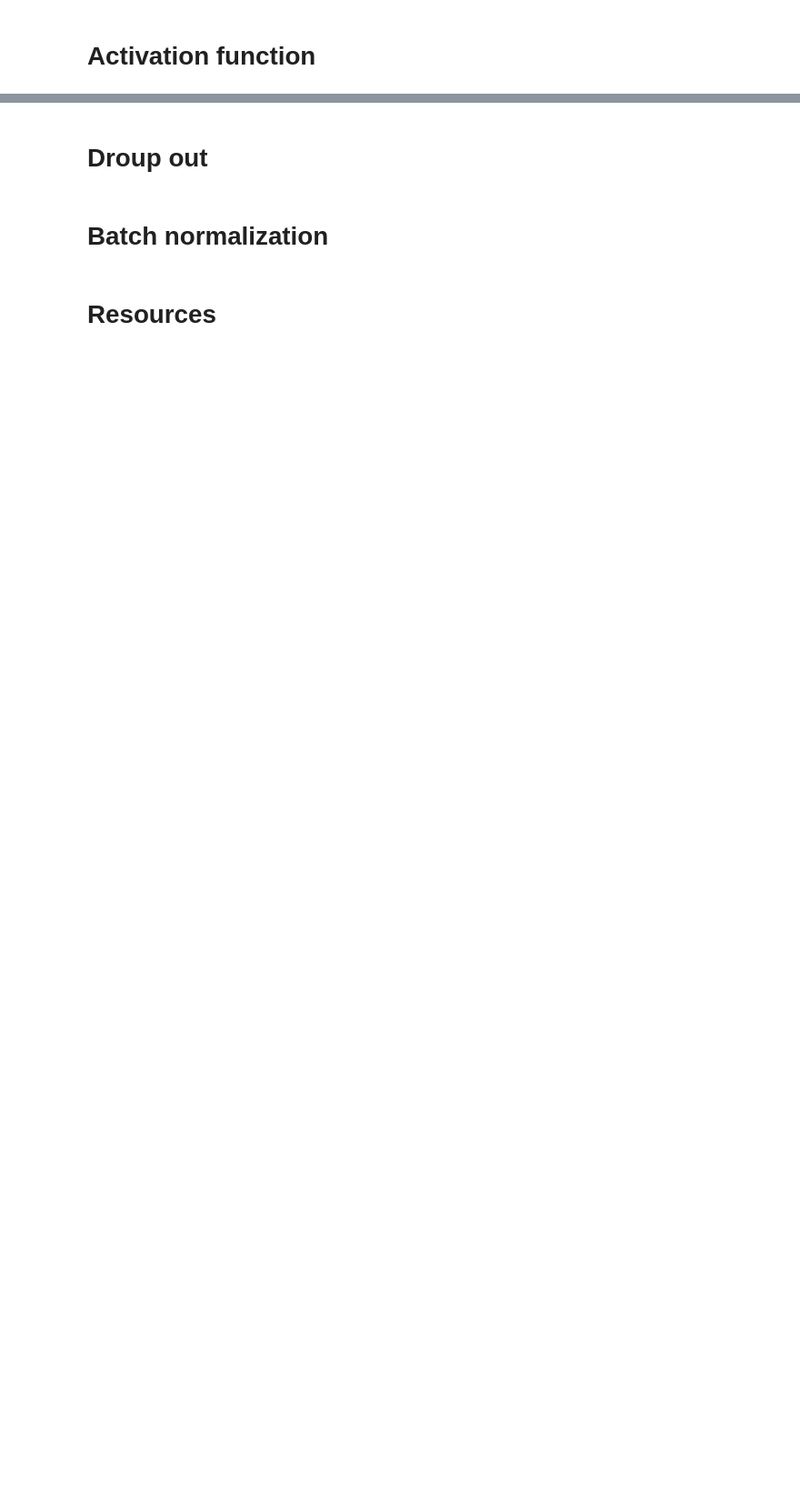
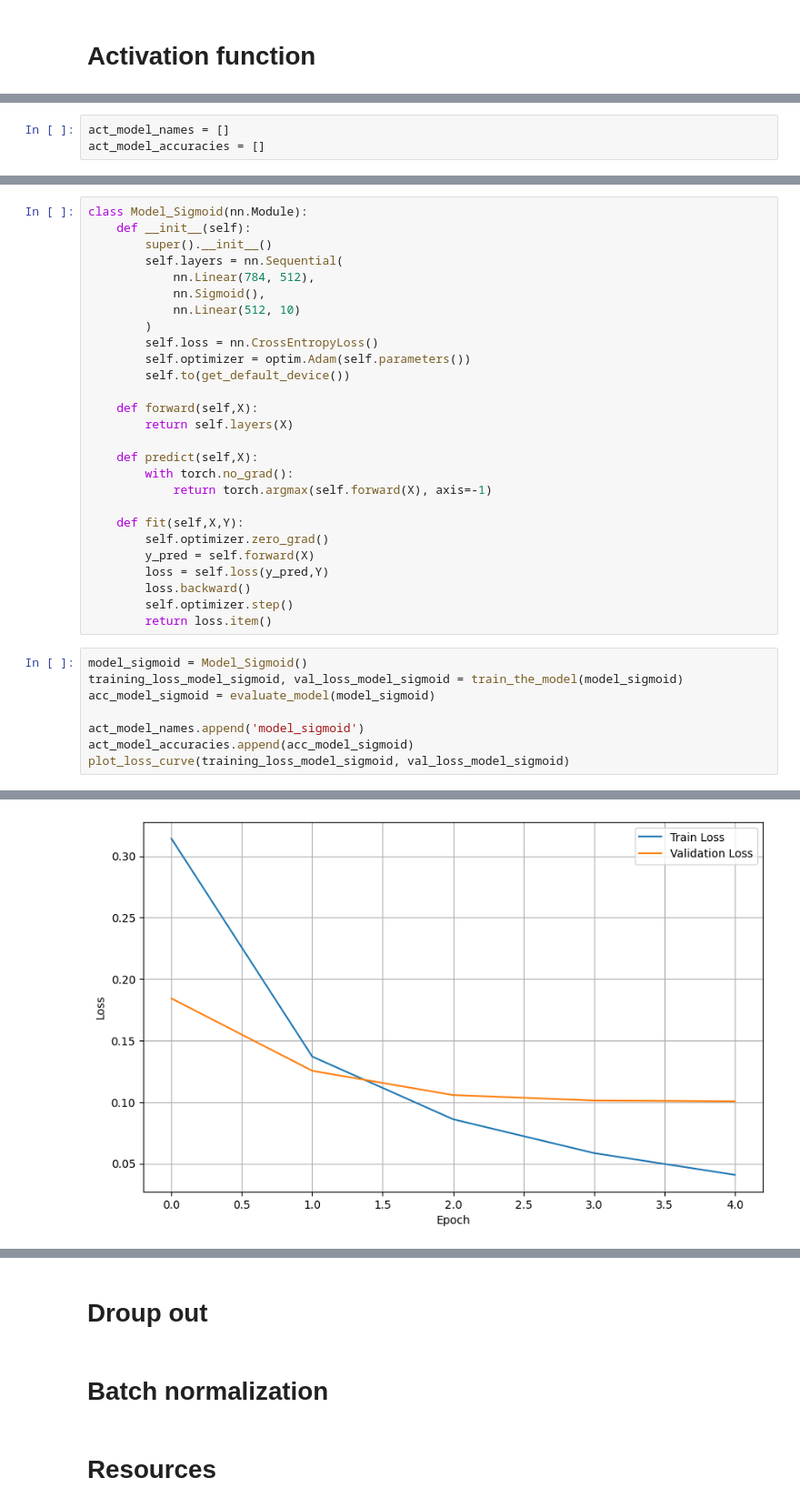
Before and after one commit to MohammadMazrouei/EMNIST, a Jupyter notebook: EMNIST.ipynb, the cells around one changed output, grey strips where cells are left out. Shown at 91% size. Drawn from its saved outputs; the diff is of its cells as text; blank space fills up the shorter version.

Commit message:
comparision sigmoid & ReLU activation functions

```diff
--- a/EMNIST.ipynb
+++ b/EMNIST.ipynb
@@ -971,0 +991,3 @@ So best number of epochs is 5.
+# %%
+act_model_names = []
+act_model_accuracies = []
@@ -971,0 +1005,36 @@ So best number of epochs is 5.
+# %%
+class Model_Sigmoid(nn.Module):
+    def __init__(self):
+        super().__init__()
+        self.layers = nn.Sequential(
+            nn.Linear(784, 512),
+            nn.Sigmoid(),
+            nn.Linear(512, 10)
+        )
+        self.loss = nn.CrossEntropyLoss()
+        self.optimizer = optim.Adam(self.parameters())
+        self.to(get_default_device())
+
+    def forward(self,X):
+        return self.layers(X)
+
+    def predict(self,X):
+        with torch.no_grad():
+            return torch.argmax(self.forward(X), axis=-1)
+
+    def fit(self,X,Y):
+        self.optimizer.zero_grad()
+        y_pred = self.forward(X)
+        loss = self.loss(y_pred,Y)
+        loss.backward()
+        self.optimizer.step()
+        return loss.item()
+# %%
+model_sigmoid = Model_Sigmoid()
+training_loss_model_sigmoid, val_loss_model_sigmoid = train_the_model(model_sigmoid)
+acc_model_sigmoid = evaluate_model(model_sigmoid)
+
+act_model_names.append('model_sigmoid')
+act_model_accuracies.append(acc_model_sigmoid)
+plot_loss_curve(training_loss_model_sigmoid, val_loss_model_sigmoid)
+# %% [output]
@@ -971,0 +1047 @@ So best number of epochs is 5.
+[figure, added]
```
Also changed, not shown: parts of 17 cells of this notebook.
